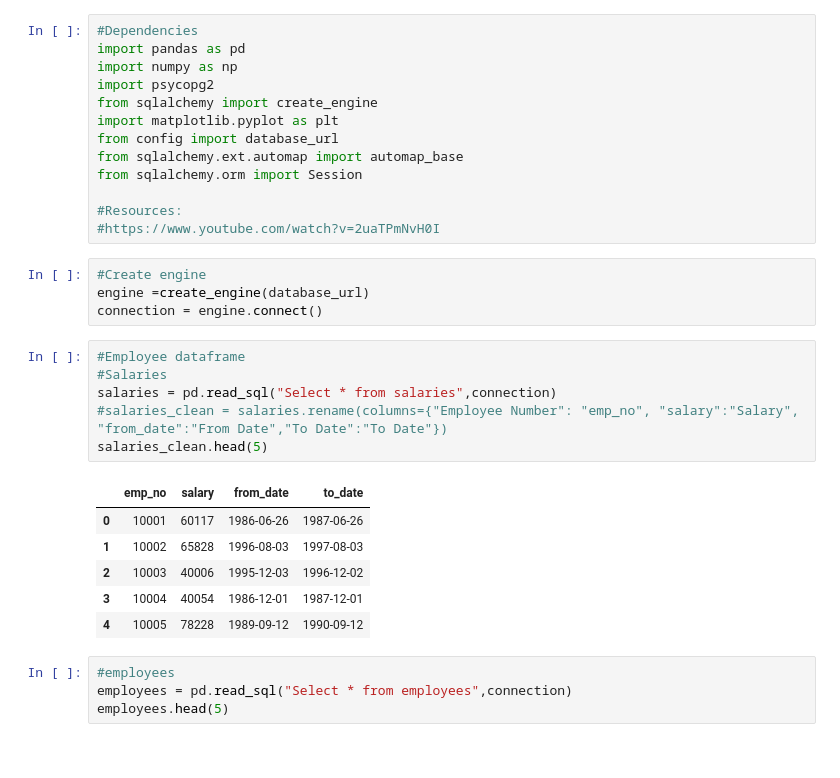
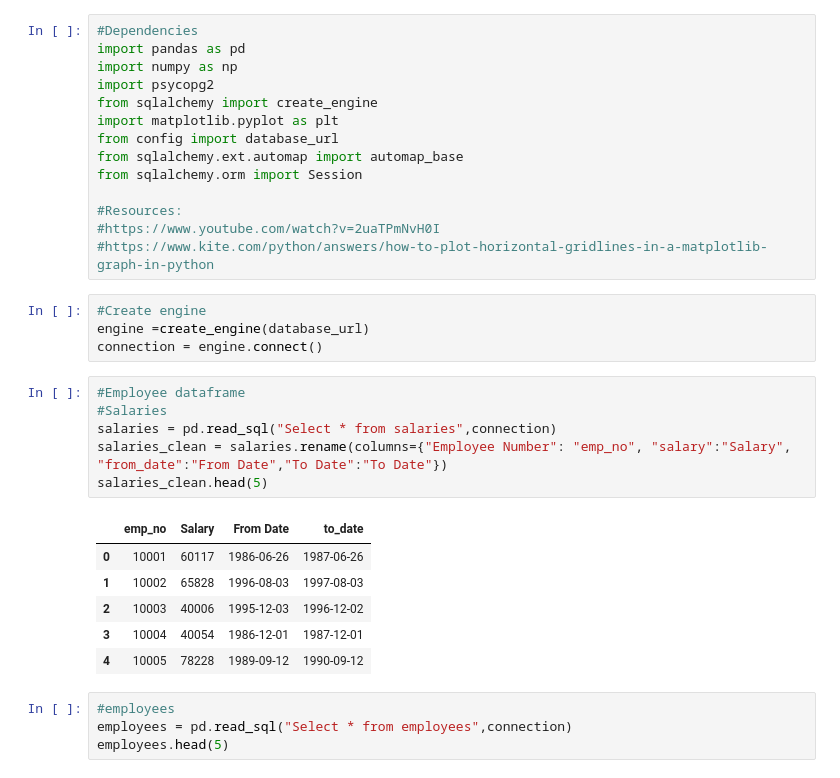
Before and after one commit to rketchum95/sql_challenge, a Jupyter notebook: sql_bonus.ipynb, the cells around one changed output. Drawn from its saved outputs; the diff is of its cells as text.

Commit message:
Cleaned

```diff
--- a/sql_bonus.ipynb
+++ b/sql_bonus.ipynb
@@ -11,6 +11,7 @@ from sqlalchemy.orm import Session
 
 #Resources:
 #https://www.youtube.com/watch?v=2uaTPmNvH0I
+#https://www.kite.com/python/answers/how-to-plot-horizontal-gridlines-in-a-matplotlib-graph-in-python
 # %%
 #Create engine
 engine =create_engine(database_url)
@@ -18,11 +19,11 @@ connection = engine.connect()
 # %%
 #Employee dataframe
 #Salaries
 salaries = pd.read_sql("Select * from salaries",connection)
-#salaries_clean = salaries.rename(columns={"Employee Number": "emp_no", "salary":"Salary", "from_date":"From Date","To Date":"To Date"})
+salaries_clean = salaries.rename(columns={"Employee Number": "emp_no", "salary":"Salary", "from_date":"From Date","To Date":"To Date"})
 salaries_clean.head(5)
 # %% [output]
-|  | emp_no | salary | from_date | to_date |
+|  | emp_no | Salary | From Date | to_date |
 | 0 | 10001 | 60117 | 1986-06-26 | 1987-06-26 |
 | 1 | 10002 | 65828 | 1996-08-03 | 1997-08-03 |
 | 2 | 10003 | 40006 | 1995-12-03 | 1996-12-02 |
```
Also changed, not shown: parts of 6 cells of this notebook.
